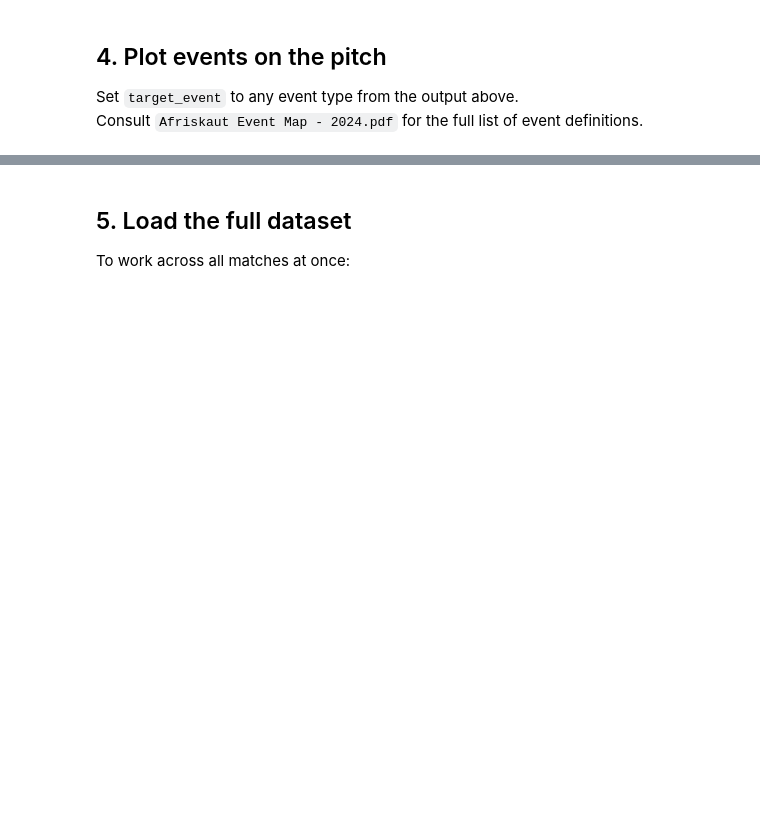
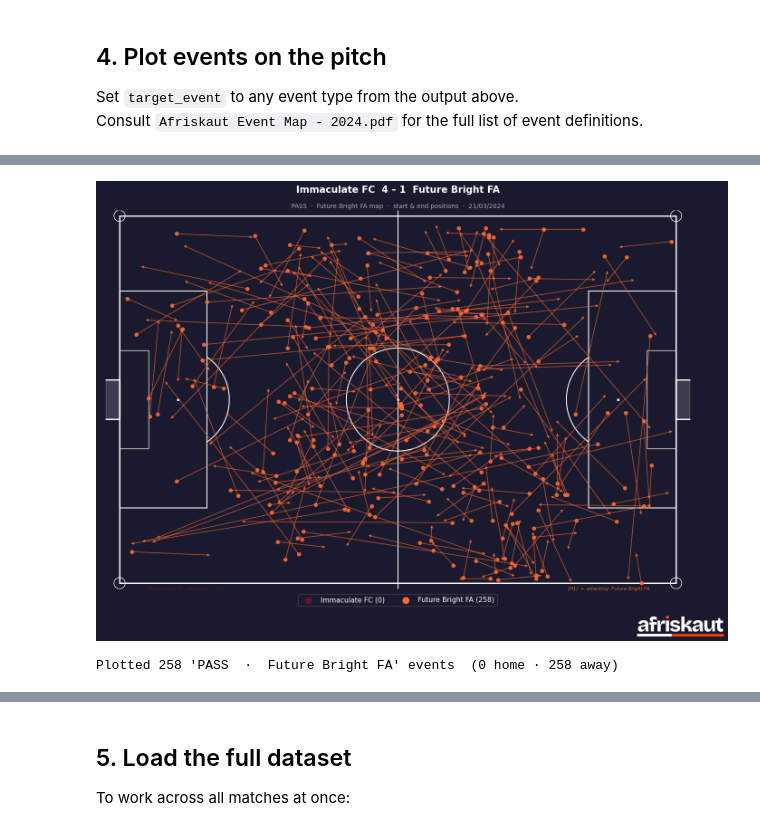
Before and after one commit to Afriskaut/dynasty-scouting-league-2024-open-data, a Jupyter notebook: getting_started.ipynb, the cells around one changed output, grey strips where cells are left out. Drawn from its saved outputs; the diff is of its cells as text; code cells hidden in the pictures; blank space fills up the shorter version.

```diff
--- a/getting_started.ipynb
+++ b/getting_started.ipynb
@@ -110,0 +122,48 @@ Plotted 459 'PASS' events  (201 home · 258 away)
+# %%
+# ── 5. Plot events with start → end arrows ─────────────────────────────────
+# Use this for events that have both a start and end position (e.g. Pass, Carry, Dribble).
+# Dots mark the start position; arrows point to the end position.
+# Events missing an end position are shown as dots only.
+
+target_event = "PASS"   # set to None to include all event types
+target_team  = 'away'    # set to "home", "away", or a specific team_id string e.g. "65e1ddc390d7917600e4143c"
+target_player = None    # set to a player_id string e.g. "65fbea22043ab4ea21f86c1b"
+
+# ── Filter ────────────────────────────────────────────────────────────────
+filtered = events.copy()
+
+if target_event is not None:
+    filtered = filtered[filtered["event_name"] == target_event]
+
+if target_team is not None:
+    home_id = str(match.get("home_team", ""))
+    away_id = str(match.get("away_team", ""))
+    if target_team == "home":
+        filtered = filtered[filtered["team_id"].astype(str) == home_id]
+    elif target_team == "away":
+        filtered = filtered[filtered["team_id"].astype(str) == away_id]
+    else:
+        # treat as a raw team_id string
+        filtered = filtered[filtered["team_id"].astype(str) == target_team]
+
+if target_player is not None:
+    filtered = filtered[filtered["player_id"].astype(str) == target_player]
+
+if filtered.empty:
+    print("No events matched your filters. Check values below:")
+    print(f"  event_type  : {events['event_type'].unique()}")
+    print(f"  team_id     : {events['team_id'].unique()}")
+    print(f"  player_id   : {events['player_id'].unique() if 'player_id' in events.columns else 'column not found'}")
+else:
+    label_parts = [
+        target_event or "All events",
+        {"home": match.get("home_team_string"), "away": match.get("away_team_string")}.get(target_team, target_team),
+        f"player {target_player}" if target_player else None,
+    ]
+    plot_label = "  ·  ".join(p for p in label_parts if p)
+
+    home_events, away_events = build_plot_data(filtered, match)
+    plot_events_with_arrows(match, home_events, away_events, event_label=plot_label)
+# %% [output]
+[figure, added]
+Plotted 258 'PASS  ·  Future Bright FA' events  (0 home · 258 away)
```
Also changed, not shown: parts of 5 cells of this notebook.
